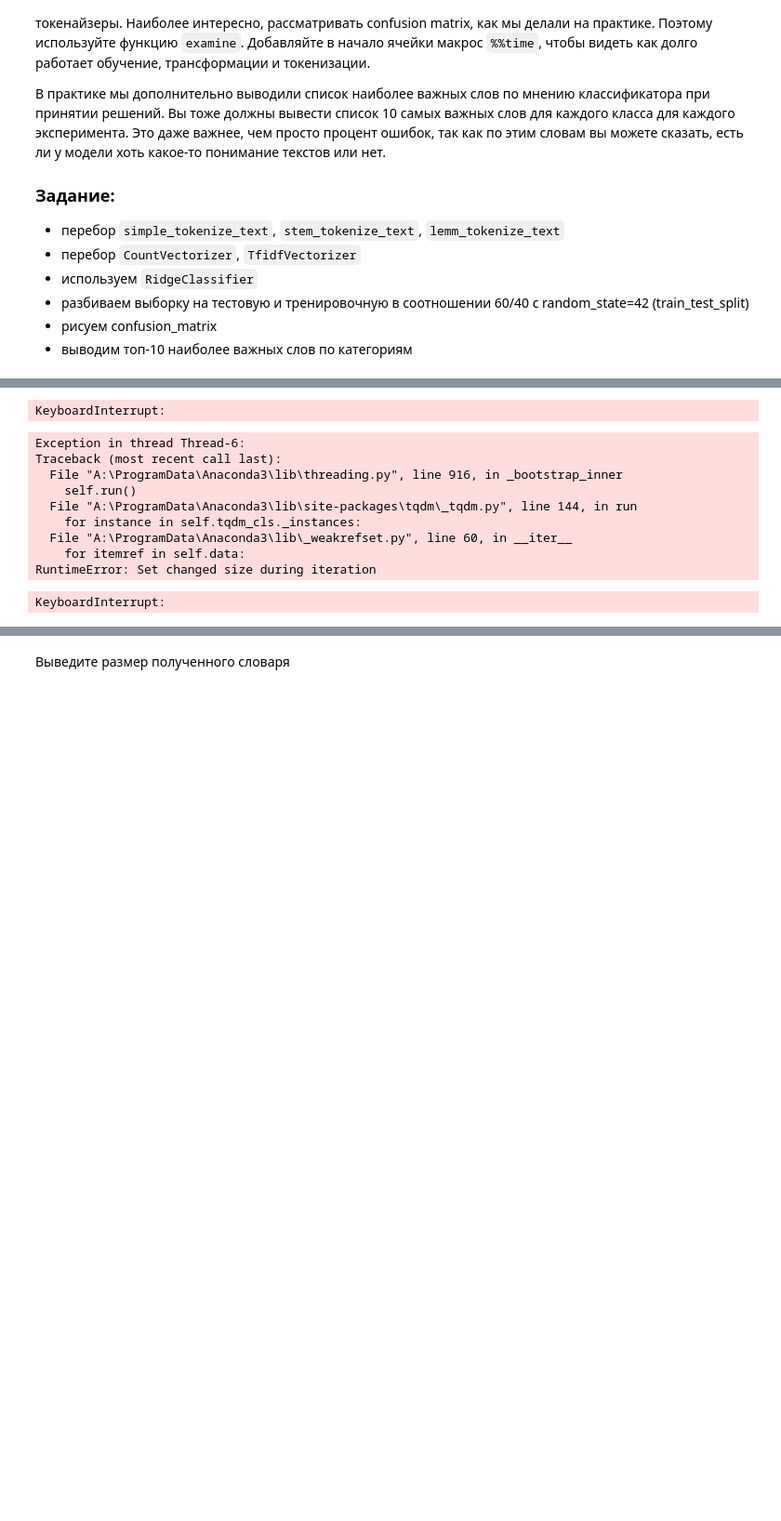
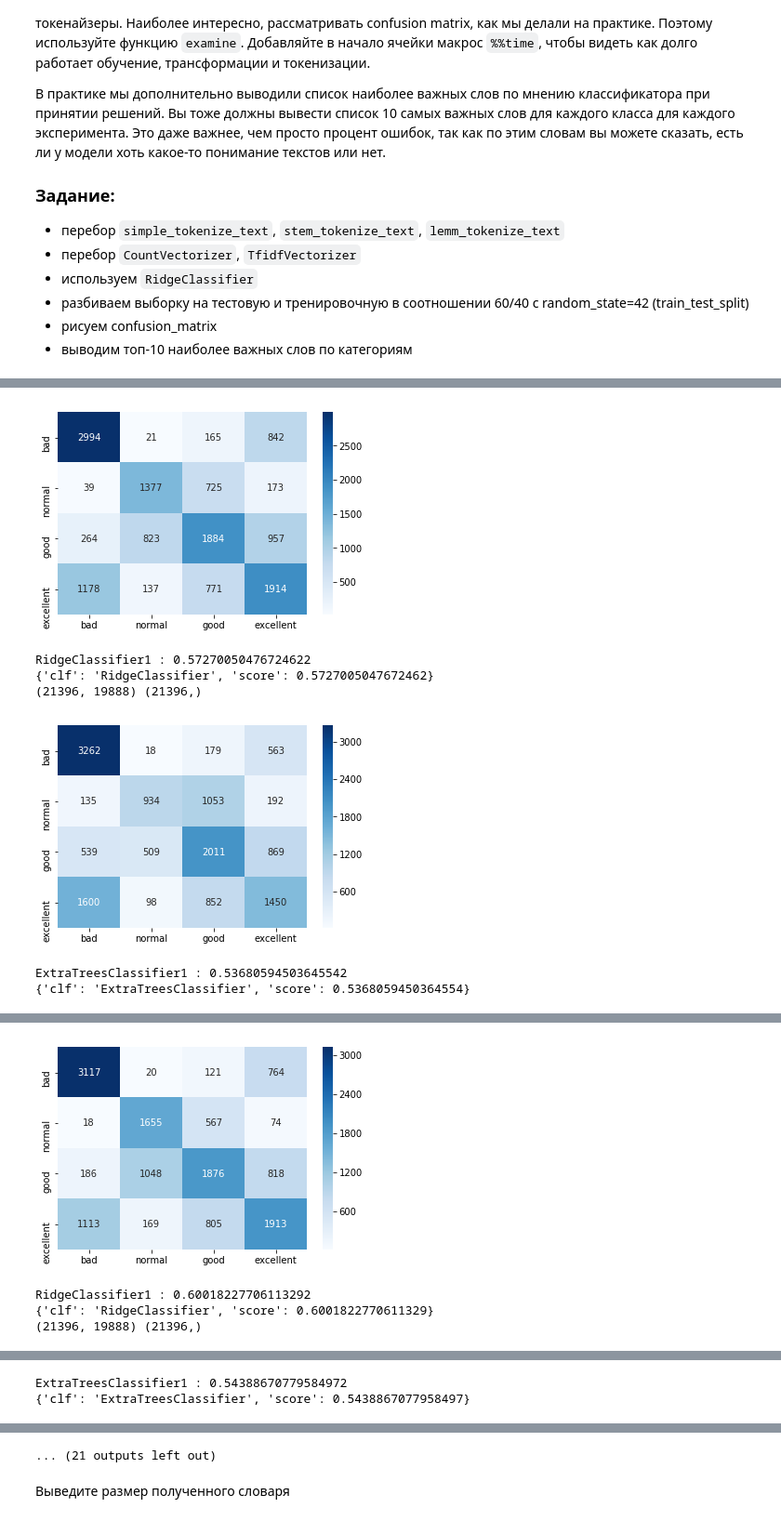
Before and after one commit to nizhikebinesi/ml-course-7bits-solutions, a Jupyter notebook: 2018-spring/homeworks/12-text-processing/12-01-text-processing.ipynb, the cells around one changed output, grey strips where cells are left out. Shown: that part at 93% size. Saved outputs shown, nothing was run; the diff lists cells and outputs as text; code cells hidden in the pictures; blank space fills up the shorter version.

```diff
--- a/2018-spring/homeworks/12-text-processing/12-01-text-processing.ipynb
+++ b/2018-spring/homeworks/12-text-processing/12-01-text-processing.ipynb
@@ -338,25 +349,19 @@ from tqdm import tqdm
-# %%
-X.apply(simple_tokenize_text)
-# %% [output]
-KeyboardInterrupt:
-# %%
-y = df_small['score']
-for tokenizer in tqdm(tokenizers):
-    X = df_small['description'].apply(tokenizer)
-    print(X.head(1))
-    X_train, X_test, y_train, y_test = train_test_split(X, y, test_size=0.4, random_state=42, shuffle=True)
-    for vectorizer in tqdm([CountVectorizer, TfidfVectorizer]):
-        vectorizer = vectorizer().fit(X)
-        for classifier in tqdm([RidgeClassifier, ExtraTreesClassifier]):
-            print(examine(classifier, X_train, X_test, y_train, y_test))
-# %% [output]
-Exception in thread Thread-6:
-Traceback (most recent call last):
-  File "A:\ProgramData\Anaconda3\lib\threading.py", line 916, in _bootstrap_inner
-    self.run()
-  File "A:\ProgramData\Anaconda3\lib\site-packages\tqdm\_tqdm.py", line 144, in run
-    for instance in self.tqdm_cls._instances:
-  File "A:\ProgramData\Anaconda3\lib\_weakrefset.py", line 60, in __iter__
-    for itemref in self.data:
-RuntimeError: Set changed size during iteration
-KeyboardInterrupt:
+# %%
+examines = []
+
+y_prep = LabelEncoder().fit_transform(y)
+for tokenizer in tqdm(tokenizers):
+    %time X_prep = X.apply(tokenizer)
+    %time X_prep = X_prep.apply(lambda x: ' '.join(x) if len(x) > 0 else '$$$')
+    for vectorizer in tqdm([CountVectorizer, TfidfVectorizer]):
+        %time vectorizer = vectorizer()#.fit(X_prep)
+        X_vect = vectorizer.fit_transform(X_prep)
+        X_train, X_test, y_train, y_test = train_test_split(X_vect, y_prep, test_size=0.4, random_state=42, shuffle=True)
+        for classifier in tqdm([RidgeClassifier, ExtraTreesClassifier]):
+            d = {}
+            if classifier is ExtraTreesClassifier:
+                d['n_jobs'] = 7;
+            clf = classifier(random_state=42, class_weight='balanced', **d)
+            examines.append((X_prep, tokenizer, vectorizer, clf, examine(clf, X_train, X_test, y_train, y_test)))
+            print(examines[-1][-1])
+# %% [output]
@@ -362,0 +375,7 @@ KeyboardInterrupt:
+[figure, added]
+RidgeClassifier1 : 0.57270050476724622
+{'clf': 'RidgeClassifier', 'score': 0.5727005047672462}
+(21396, 19888) (21396,)
+[figure, added]
+ExtraTreesClassifier1 : 0.53680594503645542
+{'clf': 'ExtraTreesClassifier', 'score': 0.5368059450364554}
@@ -362,0 +385,4 @@ KeyboardInterrupt:
+[figure, added]
+RidgeClassifier1 : 0.60018227706113292
+{'clf': 'RidgeClassifier', 'score': 0.6001822770611329}
+(21396, 19888) (21396,)
@@ -362,0 +390,2 @@ KeyboardInterrupt:
+ExtraTreesClassifier1 : 0.54388670779584972
+{'clf': 'ExtraTreesClassifier', 'score': 0.5438867077958497}
@@ -363,2 +396,3 @@ KeyboardInterrupt:
+... (21 outputs left out)
 # %% [markdown]
 Выведите размер полученного словаря
```
Also changed, not shown: parts of 15 cells of this notebook.
